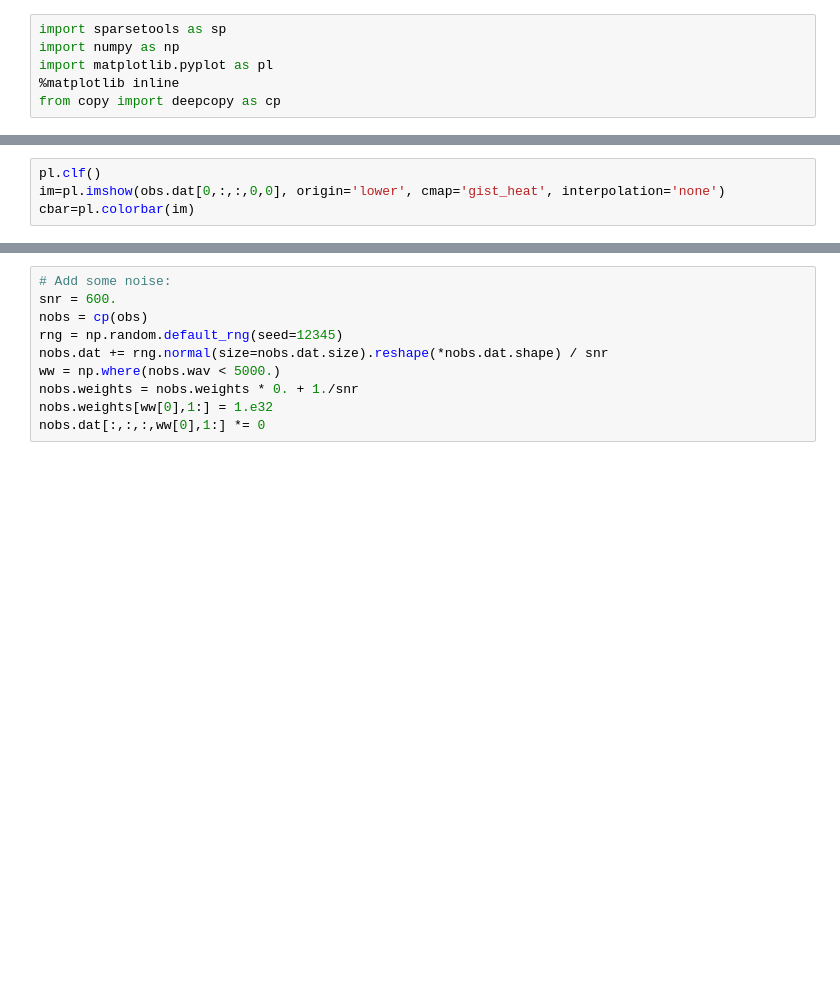
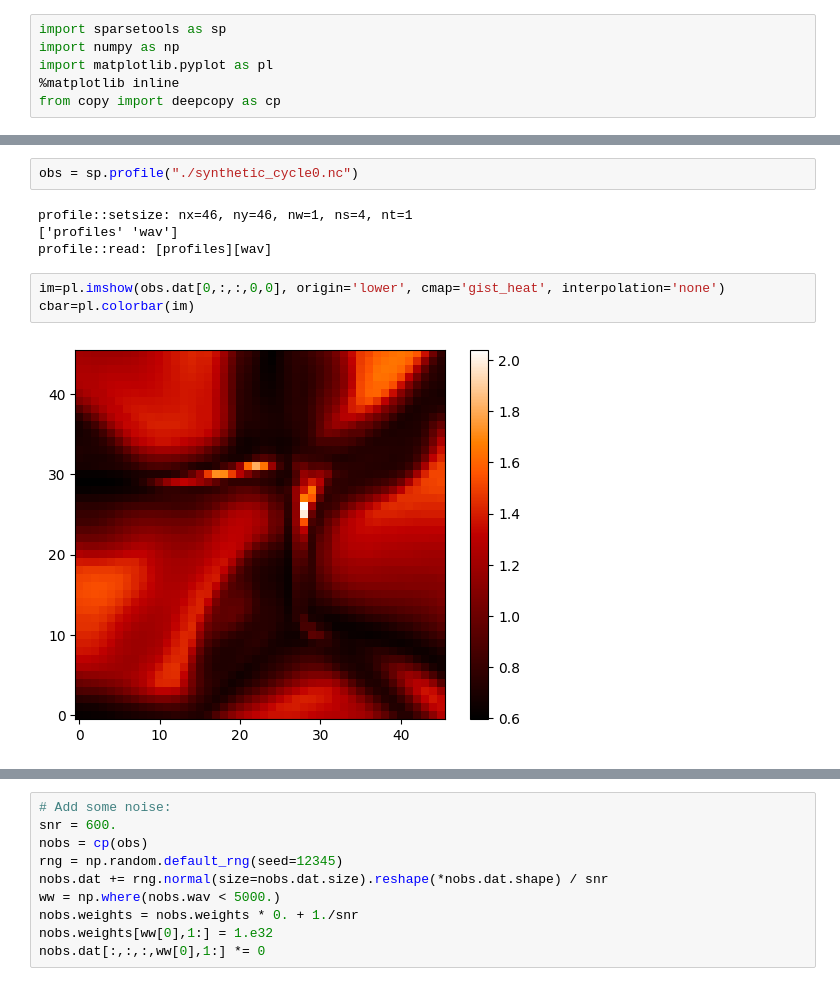
Before and after one commit to apy-github/mhd_ii, a Jupyter notebook: exercise_2/mhd_ii_2.ipynb, the cells around one changed output, grey strips where cells are left out. Cells and saved outputs as stored; diff of their text form; blank space fills up the shorter version.

```diff
--- a/exercise_2/mhd_ii_2.ipynb
+++ b/exercise_2/mhd_ii_2.ipynb
@@ -83,7 +186,14 @@ obs = sp.profile("./synthetic_cycle0.nc")
+# %%
+obs = sp.profile("./synthetic_cycle0.nc")
+# %% [output]
+profile::setsize: nx=46, ny=46, nw=1, ns=4, nt=1
+['profiles' 'wav']
+profile::read: [profiles][wav]
 # %%
-pl.clf()
 im=pl.imshow(obs.dat[0,:,:,0,0], origin='lower', cmap='gist_heat', interpolation='none')
 cbar=pl.colorbar(im)
+# %% [output]
+[figure, added]
 # %%
 ix=28
 iy=26
```
Also changed, not shown: parts of 65 cells of this notebook, 2 other files.
